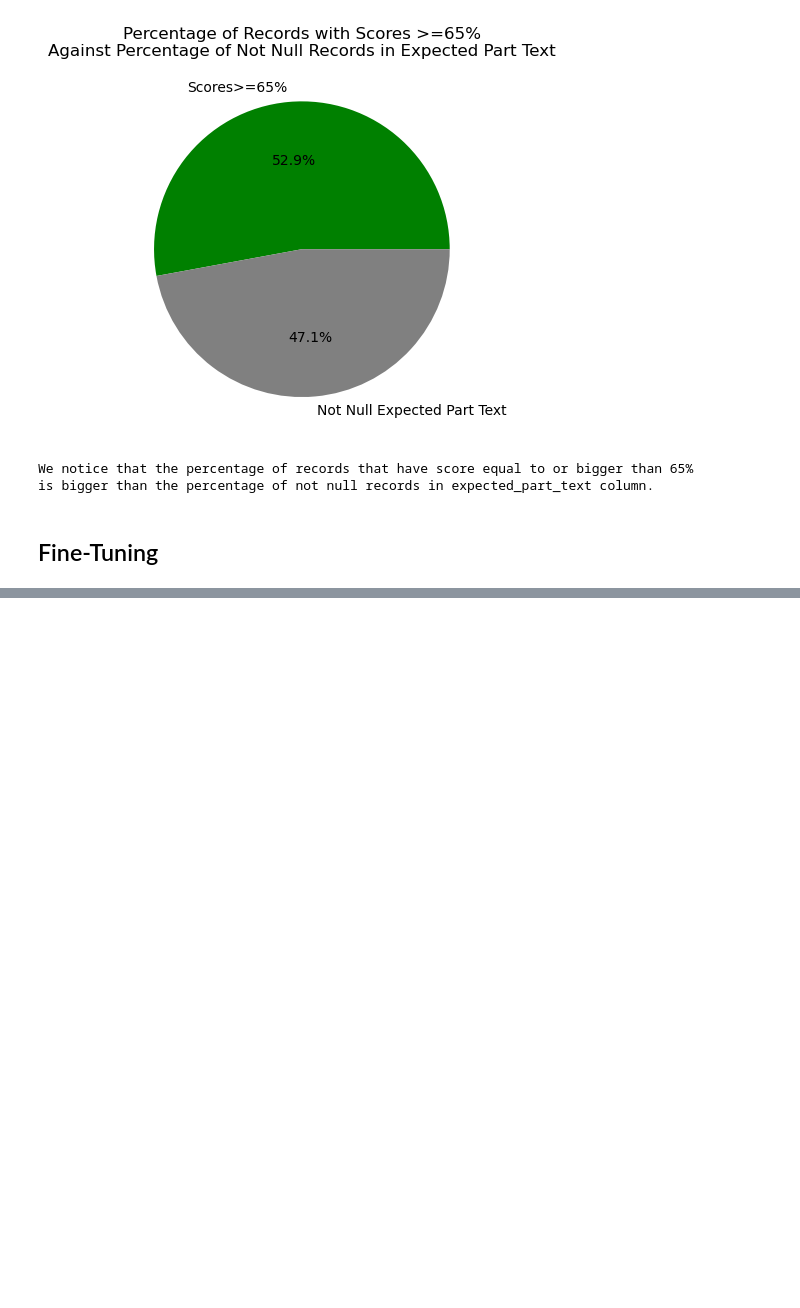
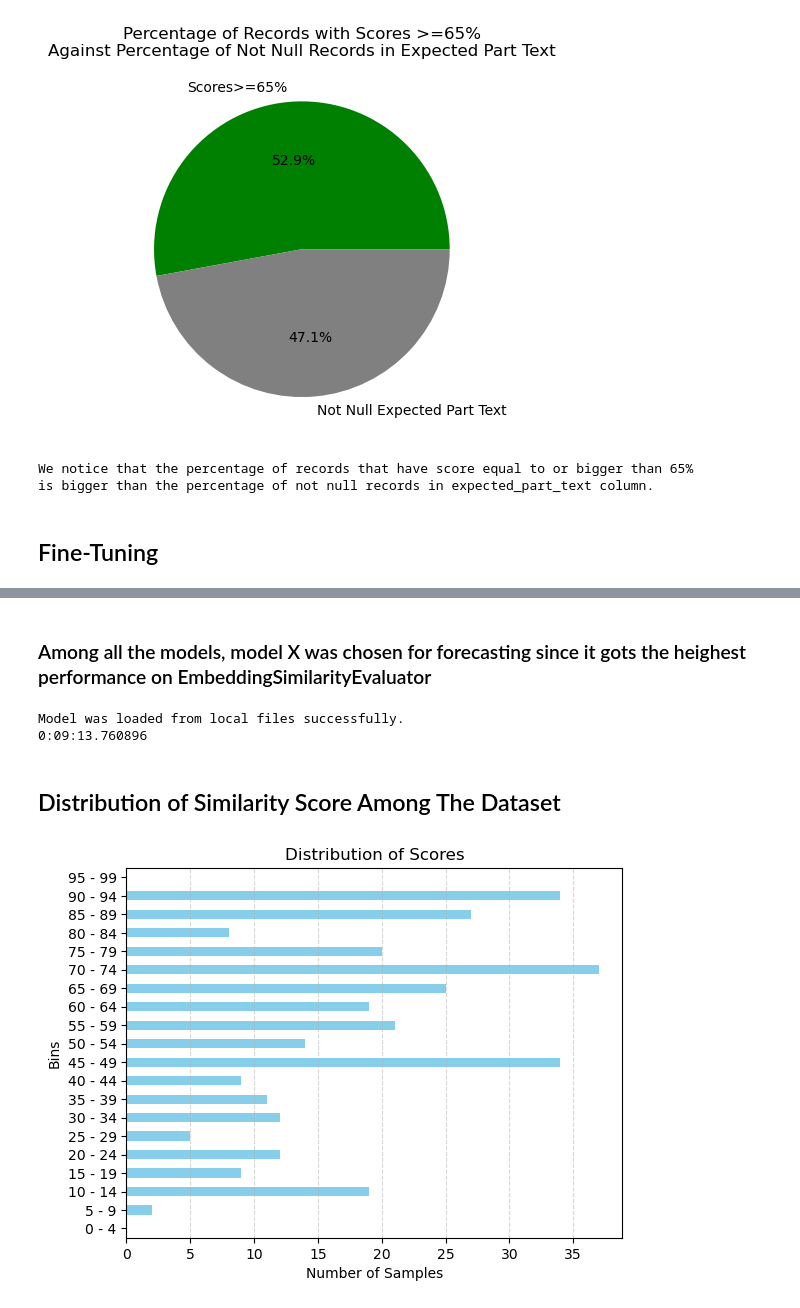
Before and after one commit to MayarAlZerki/nlp-task, a Jupyter notebook: German Company Assessment.ipynb, the cells around one changed output, grey strips where cells are left out. Saved outputs shown, nothing was run; the diff lists cells and outputs as text; code cells hidden in the pictures; blank space fills up the shorter version.

Commit message:
Updating Notebook with Fine-Tuning & Post Analysis

```diff
--- a/German Company Assessment.ipynb
+++ b/German Company Assessment.ipynb
@@ -402,0 +450,29 @@ Model was loaded successfully.
+# %%
+def get_similarities(df, path):
+    """
+    Processes text data in a dataframe, computes similarity between sentences and labels using a model, and
+    times the operation.
+
+    This function preprocesses the text and tokenizes sentences within the dataframe, converts labels to
+    lowercase, and loads a Sentence Transformer model from the specified path. It computes the most similar
+    sentence for each label in the dataframe, records the computation time, and prints it.
+
+    Parameters:
+    - df (DataFrame): Dataframe containing the columns 'text' and 'label'.
+    - path (str): Path to the Sentence Transformer model or the name of a default model.
+
+    Returns:
+    - tuple: A tuple containing the loaded model and the updated dataframe with additional columns detailing
+             similarity results and indices.
+    """
+    df['text'] = df['text'].apply(preprocessing)
+    df['tokenized_sentences'] = df['text'].apply(sent_tokenization)
+    df['label'] = df['label'].apply(case_lowering)
+    model = model_loading(path)
+
+    start_time = datetime.now()
+    df, embeddings_df = get_most_similar_sent(df, model)
+    print(datetime.now()-start_time)
+    return model, df
+
+model1, df1 = get_similarities(df, './distiluse-base-multilingual-cased-v1')
@@ -540,0 +694,21 @@ TypeError: default_collate: batch must contain tensors, numpy arrays, numbers, d
+# %% [markdown]
+### Among all the models, model X was chosen for forecasting since it gots the heighest performance on EmbeddingSimilarityEvaluator
+# %%
+_, fine_tuned_df = get_similarities(df, 'fine_tuned_model_text_Filtering_False')
+# %% [output]
+Model was loaded from local files successfully.
+0:09:13.760896
+# %% [markdown]
+## Distribution of Similarity Score Among The Dataset
+# %%
+bins = np.arange(0,105,5)
+labels = [f'{i} - {i+4}' for i in range(0,100,5)]
+(pd.cut(fine_tuned_df['score']*100, bins, labels=labels)).value_counts().sort_index().plot(kind = 'barh', color='skyblue')
+
+plt.grid(axis='x', linestyle='--', alpha=0.5)
+plt.xlabel('Number of Samples')
+plt.ylabel('Bins')
+plt.title('Distribution of Scores')
+plt.show()
+# %% [output]
+[figure, added]
```
Also changed, not shown: parts of 29 cells of this notebook.
